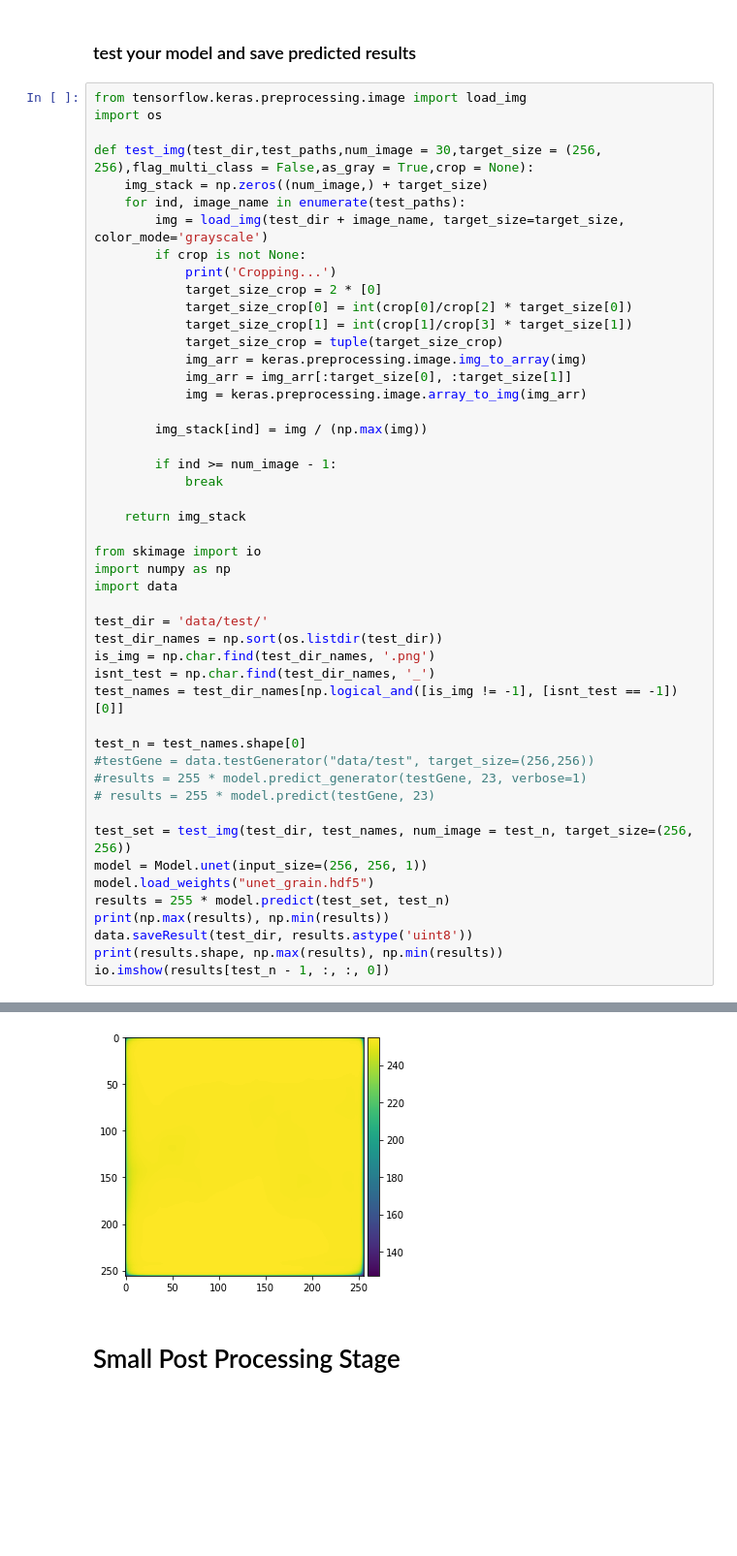
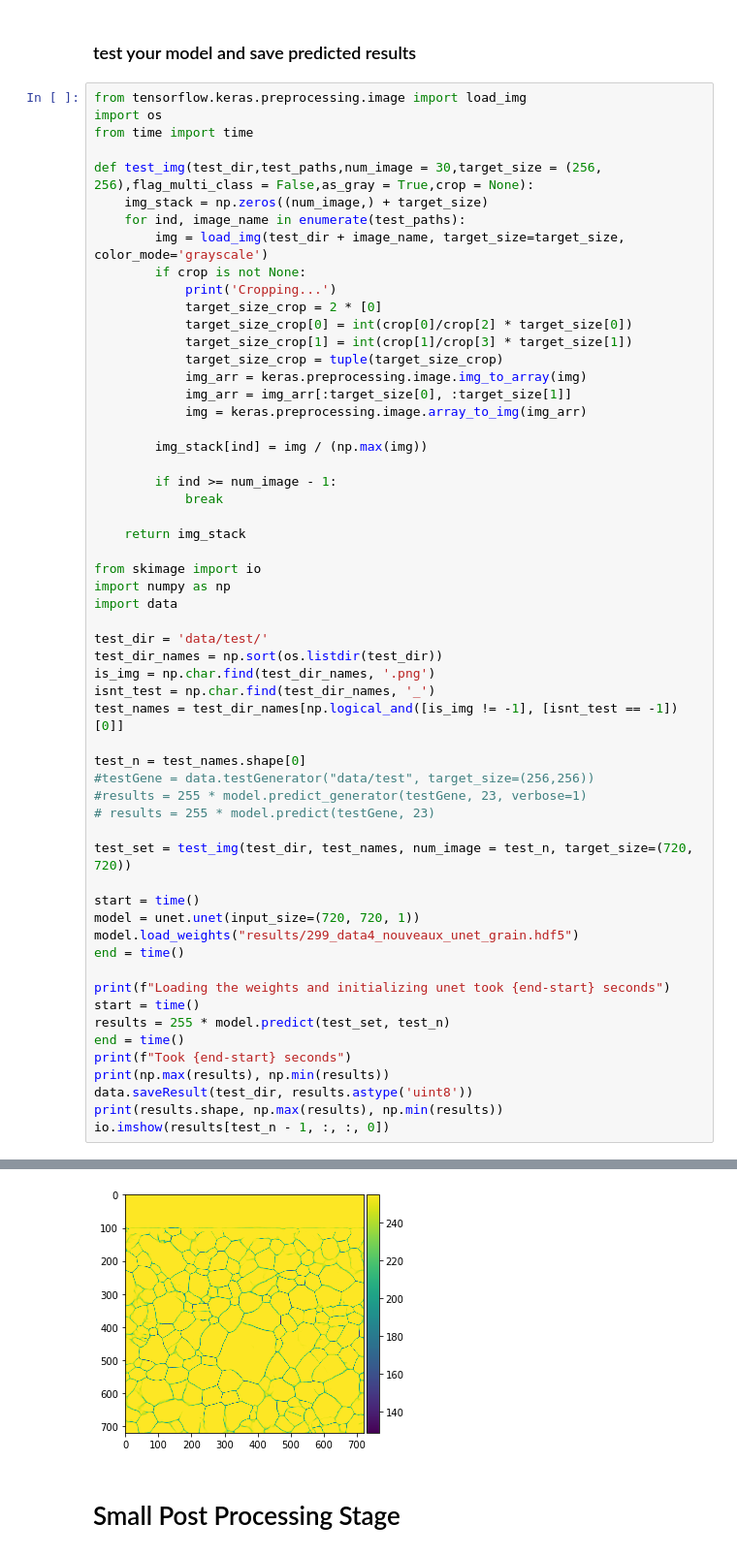
Before and after one commit to xkstein/Grain-U-Net, a Jupyter notebook: main.ipynb, the cells around one changed output, grey strips where cells are left out. Shown at 97% size. Cells and saved outputs as stored; diff of their text form; blank space fills up the shorter version.

```diff
--- a/main.ipynb
+++ b/main.ipynb
@@ -109,6 +109,7 @@ for i in range(64):
 # %%
 from tensorflow.keras.preprocessing.image import load_img
 import os
+from time import time
 
 def test_img(test_dir,test_paths,num_image = 30,target_size = (256, 256),flag_multi_class = False,as_gray = True,crop = None):
     img_stack = np.zeros((num_image,) + target_size)
@@ -146,10 +147,18 @@ test_n = test_names.shape[0]
 #results = 255 * model.predict_generator(testGene, 23, verbose=1)
 # results = 255 * model.predict(testGene, 23)
 
-test_set = test_img(test_dir, test_names, num_image = test_n, target_size=(256, 256))
-model = Model.unet(input_size=(256, 256, 1))
-model.load_weights("unet_grain.hdf5")
+test_set = test_img(test_dir, test_names, num_image = test_n, target_size=(720, 720))
+
+start = time()
+model = unet.unet(input_size=(720, 720, 1))
+model.load_weights("results/299_data4_nouveaux_unet_grain.hdf5")
+end = time()
+
+print(f"Loading the weights and initializing unet took {end-start} seconds")
+start = time()
 results = 255 * model.predict(test_set, test_n)
+end = time()
+print(f"Took {end-start} seconds")
 print(np.max(results), np.min(results))
 data.saveResult(test_dir, results.astype('uint8'))
 print(results.shape, np.max(results), np.min(results))
@@ -160,5 +172,5 @@ io.imshow(results[test_n - 1, :, :, 0])
 <matplotlib.image.AxesImage at 0x...>
-[figure, old version]
+[figure, new version]
 # %% [markdown]
 # Small Post Processing Stage
 # %% [markdown]
```
Also changed, not shown: parts of 2 cells of this notebook, 9 other files.
